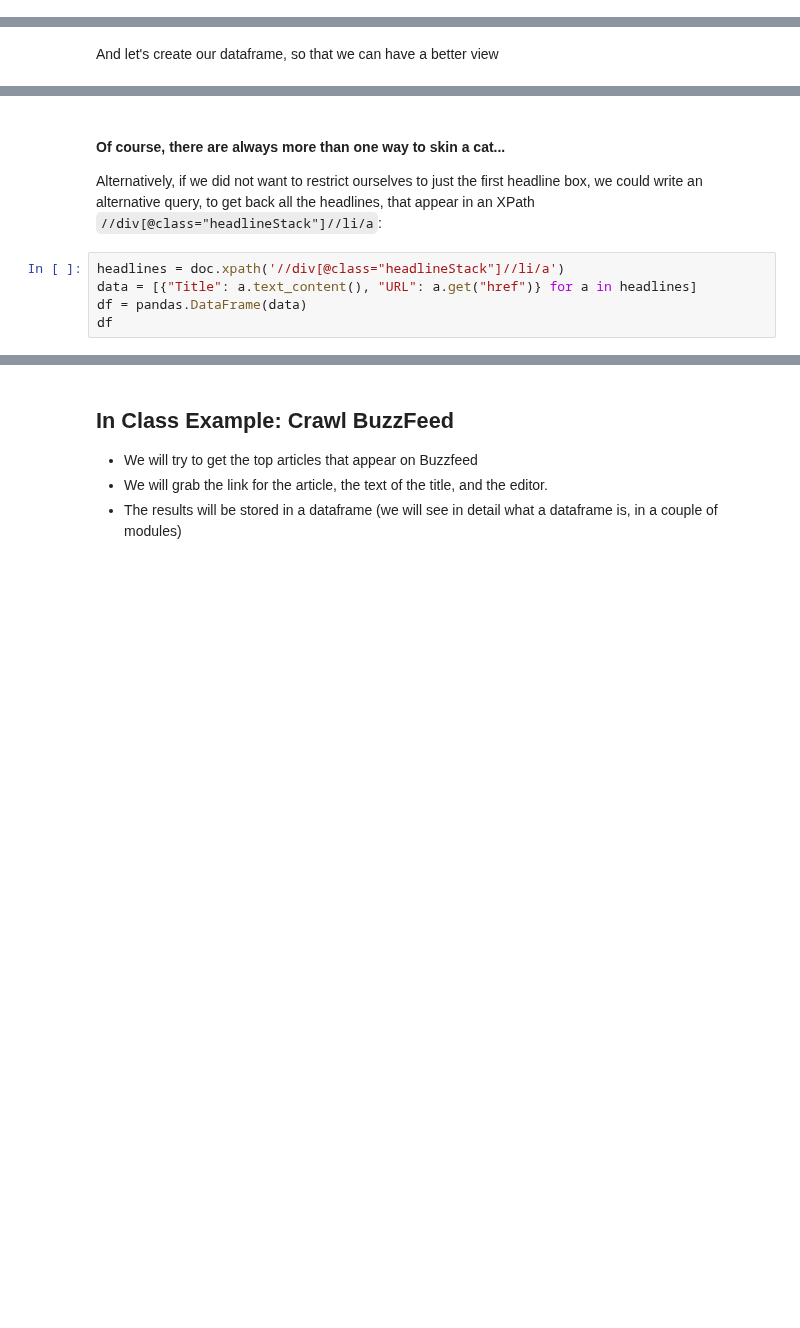
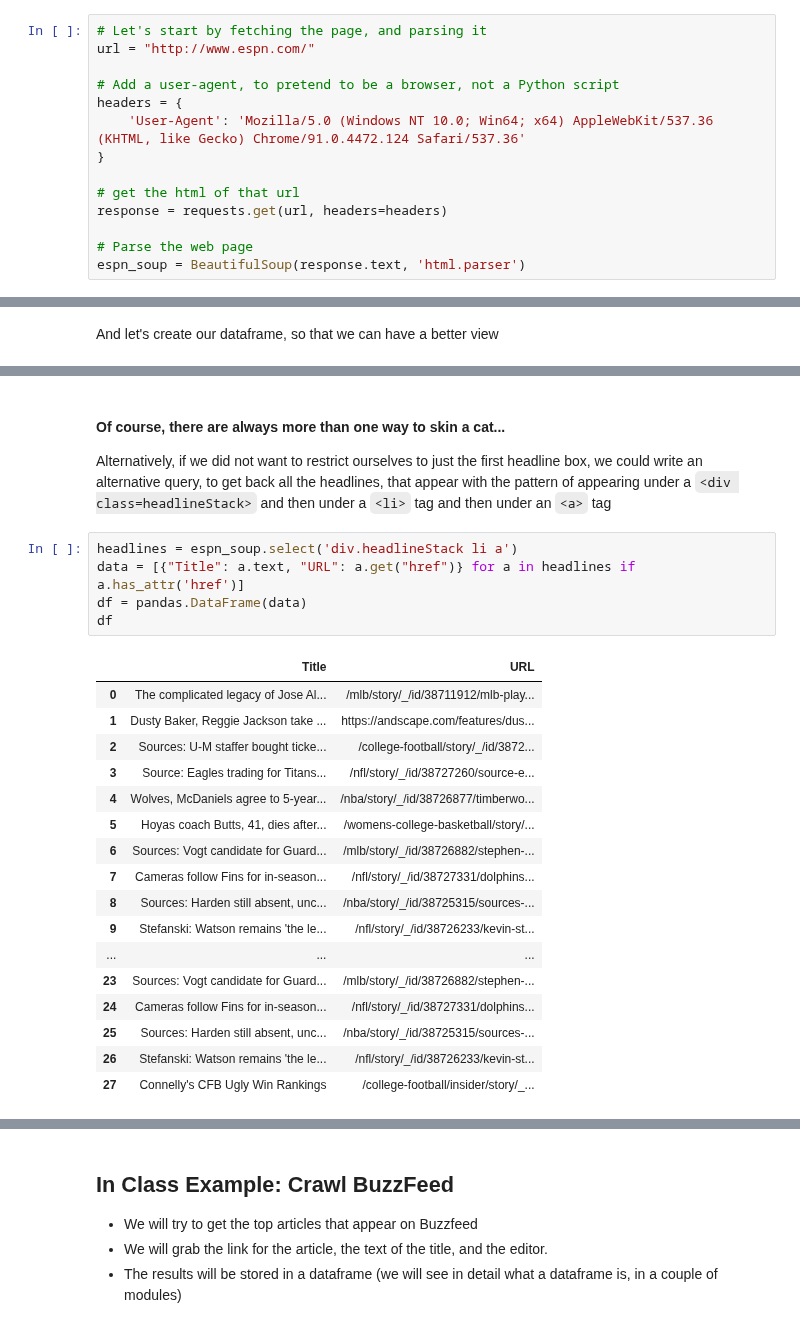
Before and after one commit to ipeirotis/dealing_with_data, a Jupyter notebook: 04-Web_Scraping/B-Crawling_HTML_Pages.ipynb, the cells around one changed output, grey strips where cells are left out. Cells and saved outputs as stored; diff of their text form; blank space fills up the shorter version.

```diff
--- a/04-Web_Scraping/B-Crawling_HTML_Pages.ipynb
+++ b/04-Web_Scraping/B-Crawling_HTML_Pages.ipynb
@@ -170,3 +166,17 @@ doc = html.fromstring(response.text) # parse it and create a document
+# %%
+# Let's start by fetching the page, and parsing it
+url = "http://www.espn.com/"
+
+# Add a user-agent, to pretend to be a browser, not a Python script
+headers = {
+    'User-Agent': 'Mozilla/5.0 (Windows NT 10.0; Win64; x64) AppleWebKit/537.36 (KHTML, like Gecko) Chrome/91.0.4472.124 Safari/537.36'
+}
+
+# get the html of that url
+response = requests.get(url, headers=headers)
+
+# Parse the web page
+espn_soup = BeautifulSoup(response.text, 'html.parser')
 # %% [markdown]
 By using the `"Right-Click > Inspect"` option of Chrome,
 we right click on the headlines and select `"Inspect"`.
@@ -201,10 +248,28 @@ dataframe
 # %% [markdown]
 #### Of course, there are always more than one way to skin a cat...
 
-Alternatively, if we did not want to restrict ourselves to just the first headline box, we could write an alternative query, to get back all the headlines, that appear in an XPath `//div[@class="headlineStack"]//li/a`:
+Alternatively, if we did not want to restrict ourselves to just the first headline box, we could write an alternative query, to get back all the headlines, that appear with the pattern of appearing under a `<div class=headlineStack>` and then under a `<li>` tag and then under an `<a>` tag
 # %%
-headlines = doc.xpath('//div[@class="headlineStack"]//li/a')
-data = [{"Title": a.text_content(), "URL": a.get("href")} for a in headlines]
+headlines = espn_soup.select('div.headlineStack li a')
+data = [{"Title": a.text, "URL": a.get("href")} for a in headlines if a.has_attr('href')]
 df = pandas.DataFrame(data)
 df
+# %% [output]
+|  | Title | URL |
+| 0 | The complicated legacy of Jose Al... | /mlb/story/_/id/38711912/mlb-play... |
+| 1 | Dusty Baker, Reggie Jackson take ... | https://andscape.com/features/dus... |
+| 2 | Sources: U-M staffer bought ticke... | /college-football/story/_/id/3872... |
+| 3 | Source: Eagles trading for Titans... | /nfl/story/_/id/38727260/source-e... |
+| 4 | Wolves, McDaniels agree to 5-year... | /nba/story/_/id/38726877/timberwo... |
+| 5 | Hoyas coach Butts, 41, dies after... | /womens-college-basketball/story/... |
+| 6 | Sources: Vogt candidate for Guard... | /mlb/story/_/id/38726882/stephen-... |
+| 7 | Cameras follow Fins for in-season... | /nfl/story/_/id/38727331/dolphins... |
+| 8 | Sources: Harden still absent, unc... | /nba/story/_/id/38725315/sources-... |
+| 9 | Stefanski: Watson remains 'the le... | /nfl/story/_/id/38726233/kevin-st... |
+| ... | ... | ... |
+| 23 | Sources: Vogt candidate for Guard... | /mlb/story/_/id/38726882/stephen-... |
+| 24 | Cameras follow Fins for in-season... | /nfl/story/_/id/38727331/dolphins... |
+| 25 | Sources: Harden still absent, unc... | /nba/story/_/id/38725315/sources-... |
+| 26 | Stefanski: Watson remains 'the le... | /nfl/story/_/id/38726233/kevin-st... |
+| 27 | Connelly's CFB Ugly Win Rankings | /college-football/insider/story/_... |
 # %%
```
Also changed, not shown: parts of 11 cells of this notebook.
